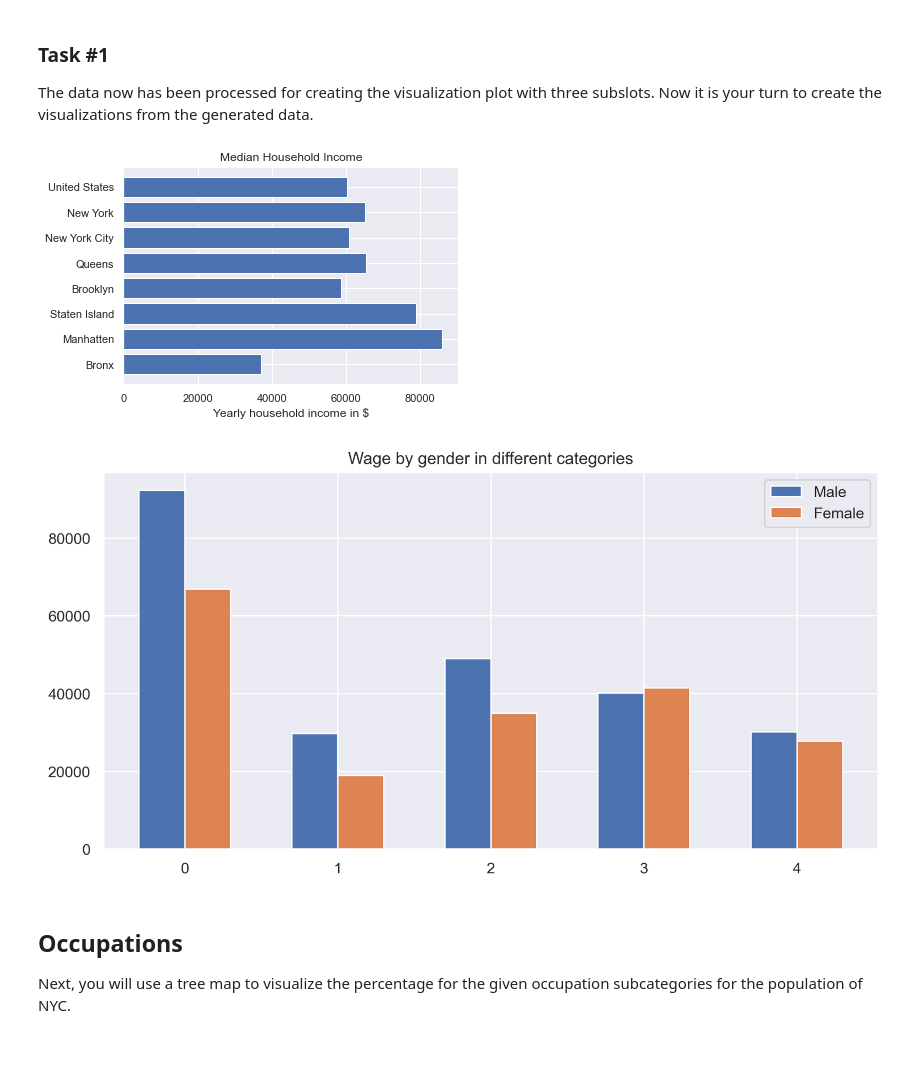
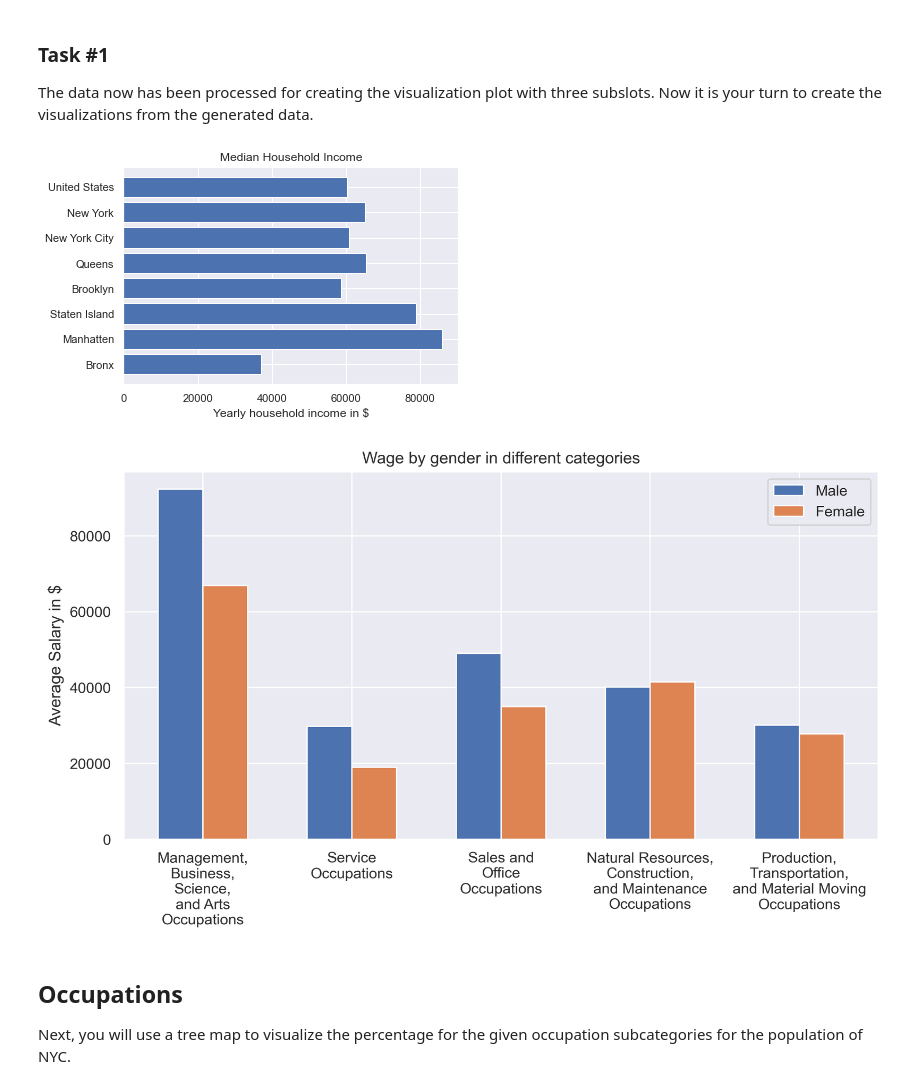
Before and after one commit to abhinav-raj/DataViz, a Jupyter notebook: assignment3.ipynb, the cells around one changed output. Cells and saved outputs as stored; diff of their text form; code cells hidden in the pictures; blank space fills up the shorter version.

```diff
--- a/assignment3.ipynb
+++ b/assignment3.ipynb
@@ -151,35 +151,39 @@ plt.barh(y_pos, values_med_household_income)
 
 # Create names on the y-axis
 plt.yticks(y_pos, bars)
 plt.gca().invert_yaxis()
 plt.xlabel('Yearly household income in $')
 plt.title('Median Household Income')
 plt.show()
 
 
 
 
 
 #print(h_ny_income_median)
 # subplot 2 - wage by gender in common jobs
 
 %matplotlib inline
-plt.figure(figsize=(10, 5), dpi=300)
+plt.figure(figsize=(10,5), dpi=300)
 pos = np.arange(len(occ_ranges))
 width = 0.3
 plt.bar(pos - width / 2, wages_male, width, label='Male')
 plt.bar(pos + width / 2, wages_female, width, label='Female')
 plt.title('Wage by gender in different categories')
+index=np.arange(len(occ_categories))
+plt.xticks(index, occ_categories)
+plt.ylabel('Average Salary in $')
+
 
 plt.legend()
 plt.show()
 # subplot 3 - wage distribution
 
 
 # overall figure
 # %% [output]
 [figure]
-[figure, old version]
+[figure, new version]
 # %% [markdown]
 ## Occupations
 Next, you will use a tree map to visualize the percentage for the given occupation subcategories for the population of NYC.
```
Also changed, not shown: 2 other files.
